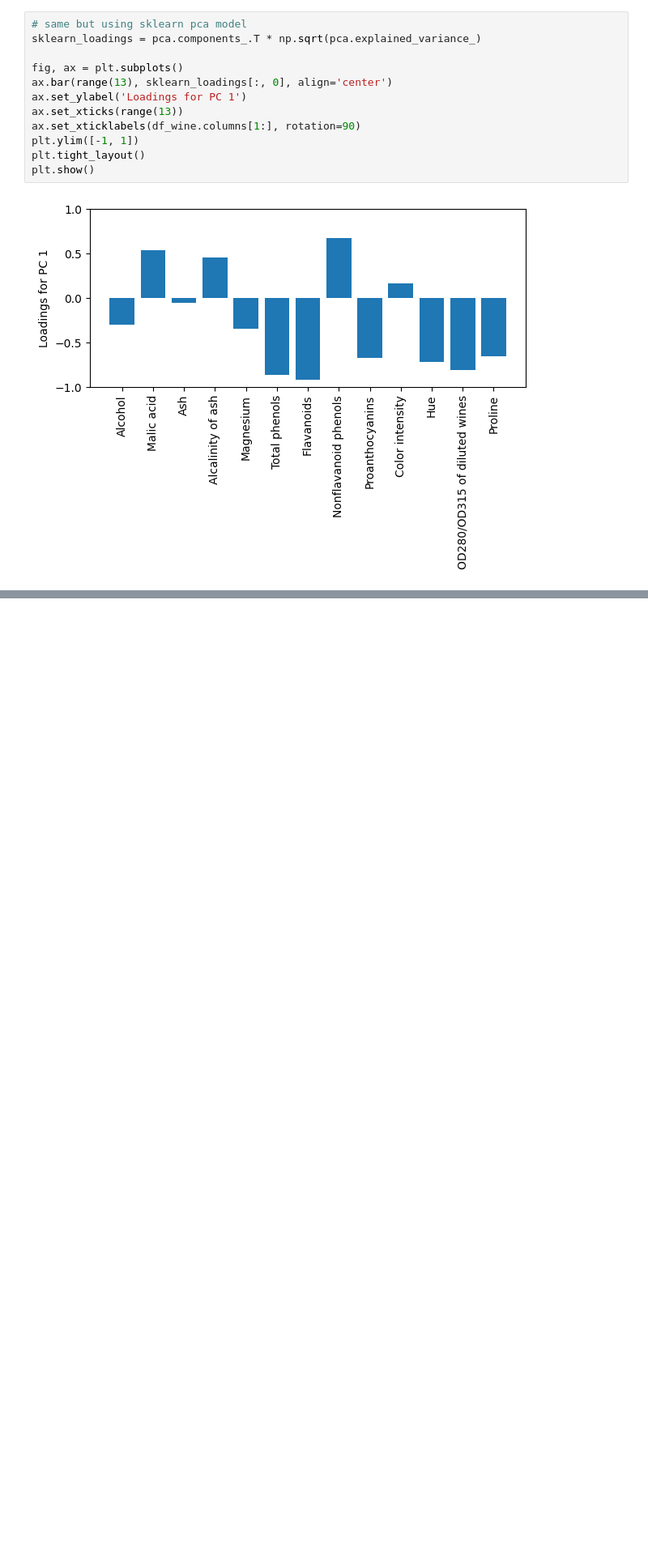
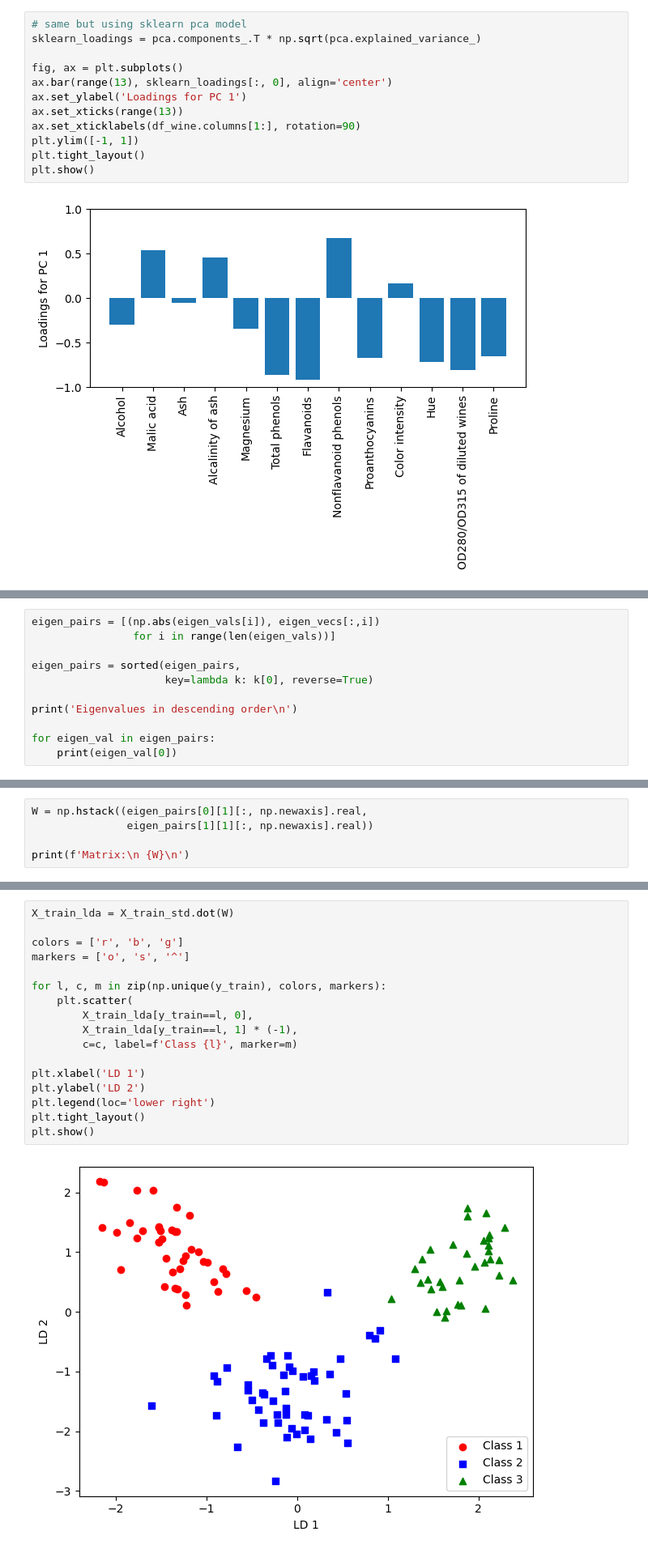
Before and after one commit to cheeyeo/ML_SKLEARN_TORCH, a Jupyter notebook: chap_5/chap_5_dimensionality_reduction.ipynb, the cells around one changed output, grey strips where cells are left out. Shown: that part at 81% size. Saved outputs shown, nothing was run; the diff lists cells and outputs as text; blank space fills up the shorter version.

```diff
--- a/chap_5/chap_5_dimensionality_reduction.ipynb
+++ b/chap_5/chap_5_dimensionality_reduction.ipynb
@@ -286,0 +349,11 @@ LDA still works reasonably well for dimensionality reduction even if one or more
+# %%
+eigen_pairs = [(np.abs(eigen_vals[i]), eigen_vecs[:,i])
+                for i in range(len(eigen_vals))]
+
+eigen_pairs = sorted(eigen_pairs,
+                     key=lambda k: k[0], reverse=True)
+
+print('Eigenvalues in descending order\n')
+
+for eigen_val in eigen_pairs:
+    print(eigen_val[0])
@@ -286,0 +392,5 @@ LDA still works reasonably well for dimensionality reduction even if one or more
+# %%
+W = np.hstack((eigen_pairs[0][1][:, np.newaxis].real,
+               eigen_pairs[1][1][:, np.newaxis].real))
+
+print(f'Matrix:\n {W}\n')
@@ -286,0 +412,19 @@ LDA still works reasonably well for dimensionality reduction even if one or more
+# %%
+X_train_lda = X_train_std.dot(W)
+
+colors = ['r', 'b', 'g']
+markers = ['o', 's', '^']
+
+for l, c, m in zip(np.unique(y_train), colors, markers):
+    plt.scatter(
+        X_train_lda[y_train==l, 0],
+        X_train_lda[y_train==l, 1] * (-1),
+        c=c, label=f'Class {l}', marker=m)
+
+plt.xlabel('LD 1')
+plt.ylabel('LD 2')
+plt.legend(loc='lower right')
+plt.tight_layout()
+plt.show()
+# %% [output]
+[figure, added]
```
Also changed, not shown: parts of 22 cells of this notebook, 3 other files.
